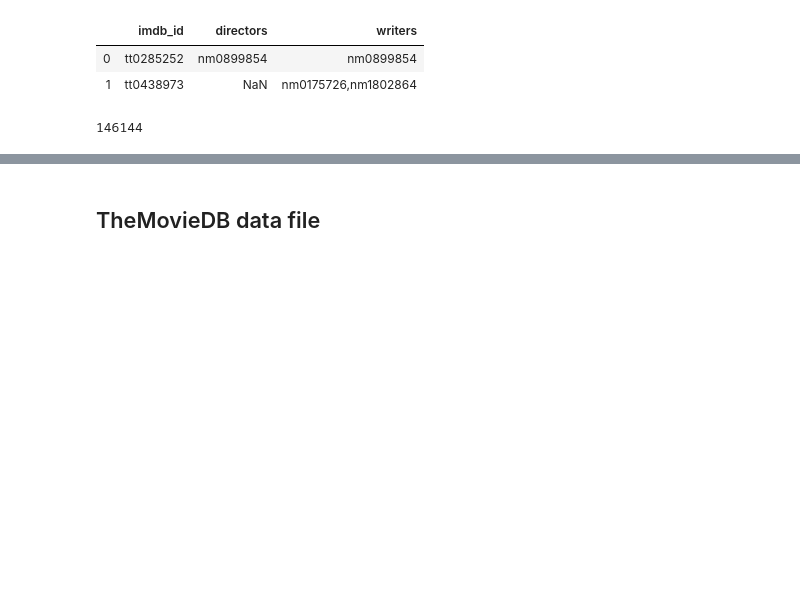
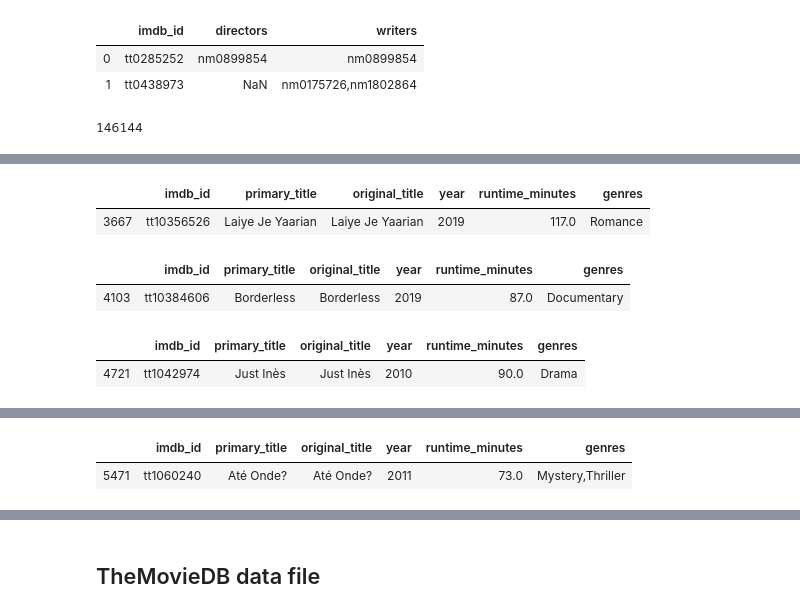
Before and after one commit to GitHub-ccd/Movie_Industry_Analysis_with_Pytho_MOD1, a Jupyter notebook: Data_Cleaning_Exploration.ipynb, the cells around one changed output, grey strips where cells are left out. Cells and saved outputs as stored; diff of their text form; code cells hidden in the pictures; blank space fills up the shorter version.

```diff
--- a/Data_Cleaning_Exploration.ipynb
+++ b/Data_Cleaning_Exploration.ipynb
@@ -244 +233,12 @@ display(ratings.head(2), len(ratings))
 73856
+# %%
+title=['tt10356526', 'tt10384606', 'tt1042974', 'tt1043726', 'tt1060240']
+for t in title:
+    display(tbasics[tbasics.imdb_id == t ])
+# %% [output]
+|  | imdb_id | primary_title | original_title | year | runtime_minutes | genres |
+| 3667 | tt10356526 | Laiye Je Yaarian | Laiye Je Yaarian | 2019 | 117.0 | Romance |
+|  | imdb_id | primary_title | original_title | year | runtime_minutes | genres |
+| 4103 | tt10384606 | Borderless | Borderless | 2019 | 87.0 | Documentary |
+|  | imdb_id | primary_title | original_title | year | runtime_minutes | genres |
+| 4721 | tt1042974 | Just Inès | Just Inès | 2010 | 90.0 | Drama |
@@ -245,3 +247,5 @@ display(ratings.head(2), len(ratings))
+|  | imdb_id | primary_title | original_title | year | runtime_minutes | genres |
+| 5471 | tt1060240 | Até Onde? | Até Onde? | 2011 | 73.0 | Mystery,Thriller |
 # %%
 # check if the imdb_id is consistant here
 rand_id=np.random.randint(0,len(ratings))
```
Also changed, not shown: parts of 39 cells of this notebook, 18 other files.
